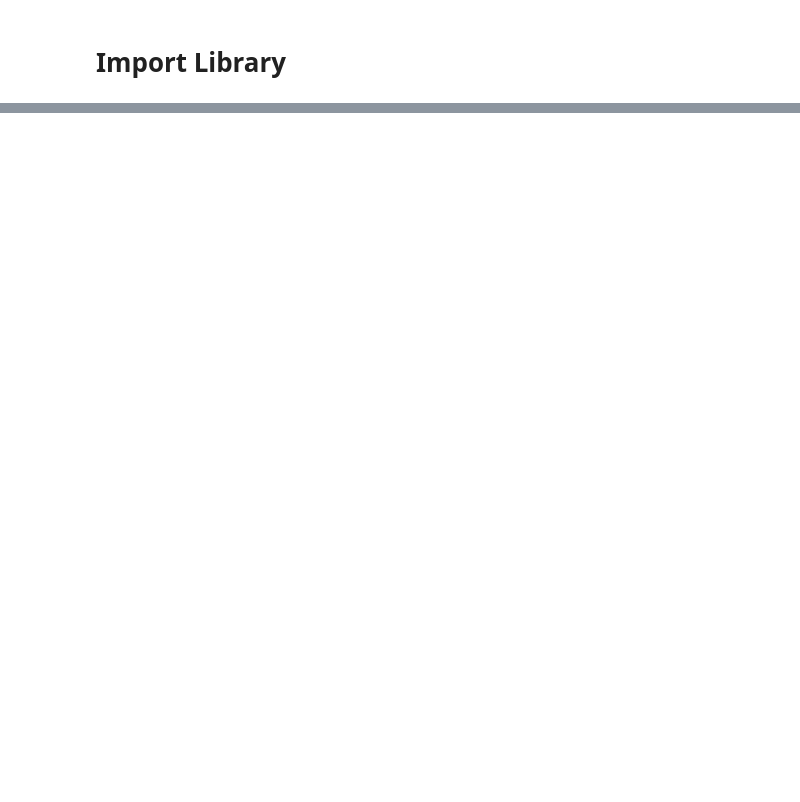
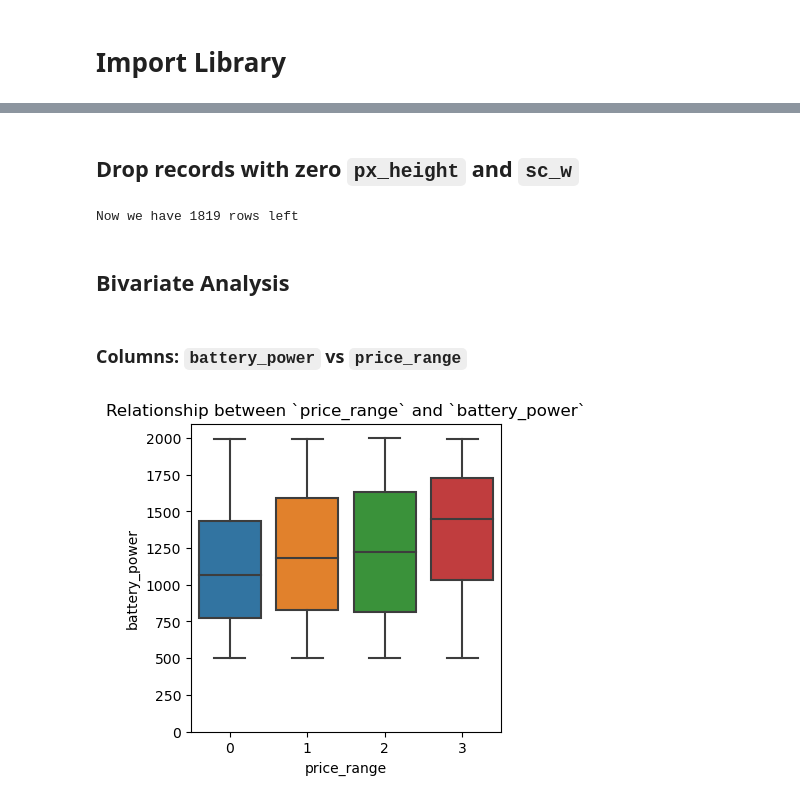
Before and after one commit to anthonynamnam/mobile-price-prediction, a Jupyter notebook: mobile-price-prediction.ipynb, the cells around one changed output, grey strips where cells are left out. Cells and saved outputs as stored; diff of their text form; code cells hidden in the pictures; blank space fills up the shorter version.

Commit message:
Kaggle Notebook | mobile_price_prediction | refined-version

```diff
--- a/mobile-price-prediction.ipynb
+++ b/mobile-price-prediction.ipynb
@@ -486,0 +28,3 @@ weighted avg       0.90      0.90      0.90       400
+# %%
+df = pd.read_csv("/kaggle/input/mobile-price-classification/train.csv")
+df.head(5)
@@ -486,0 +211,22 @@ weighted avg       0.90      0.90      0.90       400
+# %% [markdown]
+## Drop records with zero `px_height` and `sc_w`
+# %%
+df = df[(df["px_height"] != 0)&((df["sc_w"] != 0))]
+# %%
+print(f"Now we have {df.shape[0]} rows left")
+# %% [output]
+Now we have 1819 rows left
+# %% [markdown]
+## Bivariate Analysis
+# %% [markdown]
+### Columns: `battery_power` vs `price_range`
+# %%
+col = "battery_power"
+plt.figure(figsize=(4,4))
+sns.boxplot(x="price_range", y=col,
+            data=df)
+plt.ylim([0,df[col].max()*1.05])
+plt.title(f"Relationship between `price_range` and `{col}`")
+plt.show()
+# %% [output]
+[figure, added]
```
Also changed, not shown: parts of 221 cells of this notebook.
